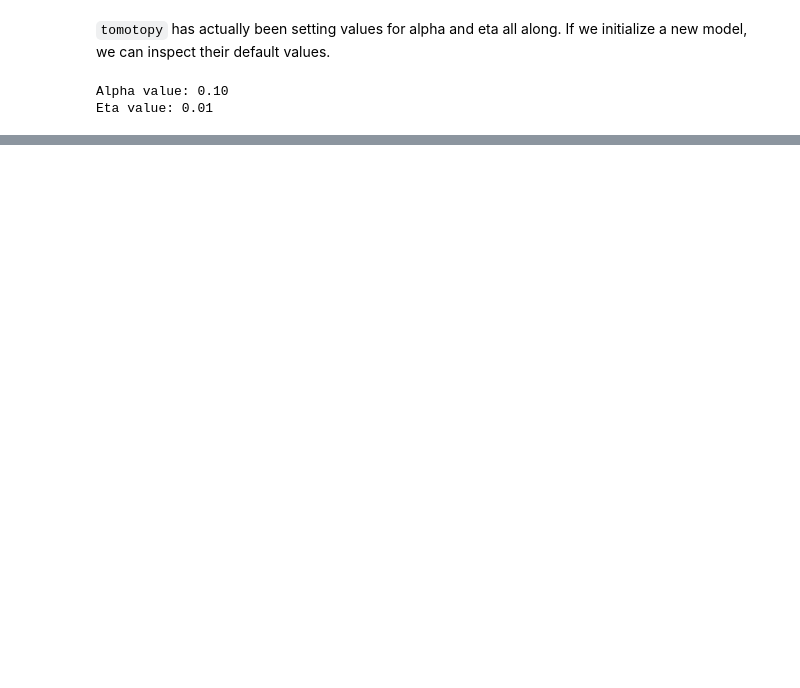
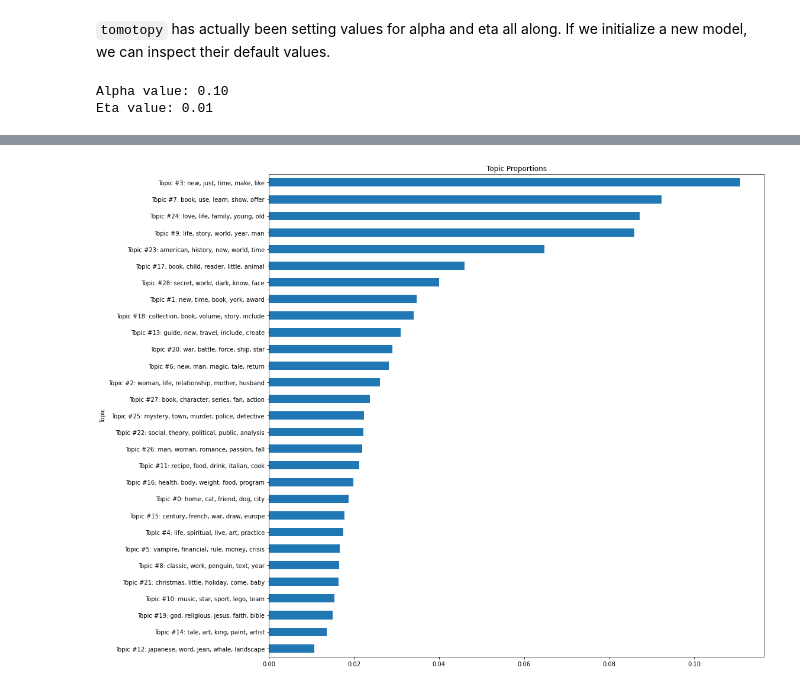
Before and after one commit to ucdavisdatalab/workshop_getting_started_with_textual_data, a Jupyter notebook: 06_topic-modeling.ipynb, the cells around one changed output, grey strips where cells are left out. Saved outputs shown, nothing was run; the diff lists cells and outputs as text; code cells hidden in the pictures; blank space fills up the shorter version.

```diff
--- a/06_topic-modeling.ipynb
+++ b/06_topic-modeling.ipynb
@@ -808,0 +848,10 @@ That's 1,344 models! For a small dataset like our corpus, even this number will
+# %%
+tuned = tp.LDAModel(k = 29, alpha = 0.08, eta = 0.01, corpus = corpus, seed = 357)
+tuned.train(iter = 500)
+
+coherence_model = Coherence(tuned, coherence = 'c_v')
+
+print(
+    f"Perplexity score: {tuned.perplexity:0.4f}",
+    f"\nCoherence score: {coherence_model.get_score():0.4f}"
+)
@@ -808,0 +881,15 @@ That's 1,344 models! For a small dataset like our corpus, even this number will
+# %%
+topic_proportions = tuned.get_count_by_topics() / tuned.num_words
+top_words = []
+for topic in range(tuned.k):
+    words = tuned.get_topic_words(topic, top_n = 5)
+    words = f"Topic #{topic}: " + ', '.join([w[0] for w in words])
+    top_words.append(words)
+
+to_plot = pd.Series(topic_proportions, index = top_words).sort_values()
+to_plot.plot.barh(figsize = (15, 15),
+                  title = "Topic Proportions",
+                  xlabel = "Topic",
+                 );
+# %% [output]
+[figure, added]
```
Also changed, not shown: parts of 43 cells of this notebook, 2 other files.
